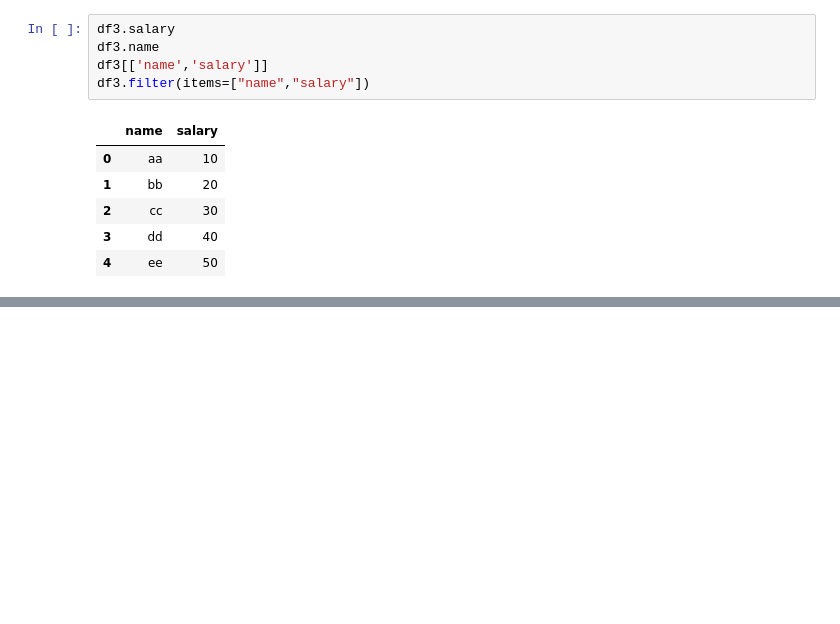
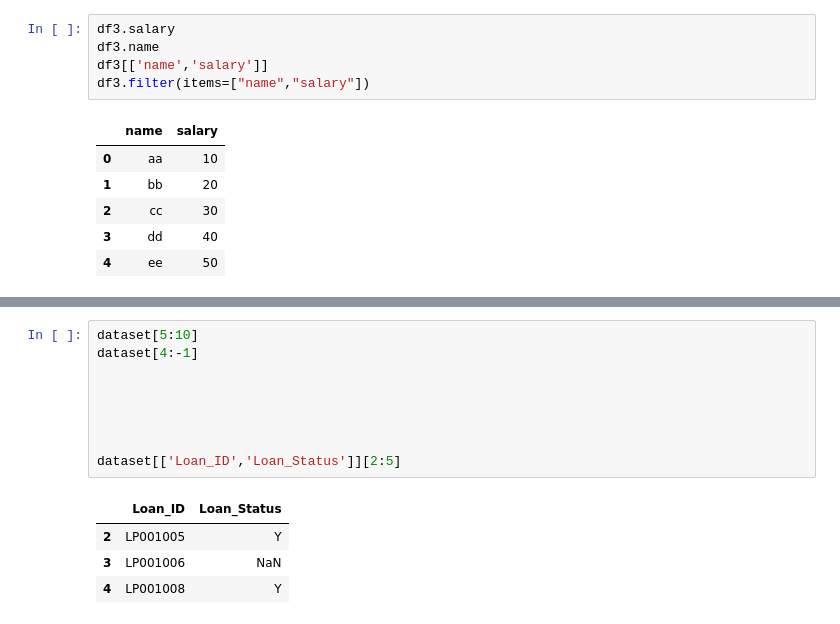
Before and after one commit to somkiatth/git, a Jupyter notebook: pypython_2.ipynb, the cells around one changed output, grey strips where cells are left out. Saved outputs shown, nothing was run; the diff lists cells and outputs as text; blank space fills up the shorter version.

```diff
--- a/pypython_2.ipynb
+++ b/pypython_2.ipynb
@@ -173,0 +230,14 @@ df3.filter(items=["name","salary"])
+# %%
+dataset[5:10]
+dataset[4:-1]
+
+
+
+
+
+dataset[['Loan_ID','Loan_Status']][2:5]
+# %% [output]
+|  | Loan_ID | Loan_Status |
+| 2 | LP001005 | Y |
+| 3 | LP001006 | NaN |
+| 4 | LP001008 | Y |
```
Also changed, not shown: parts of 9 cells of this notebook.
